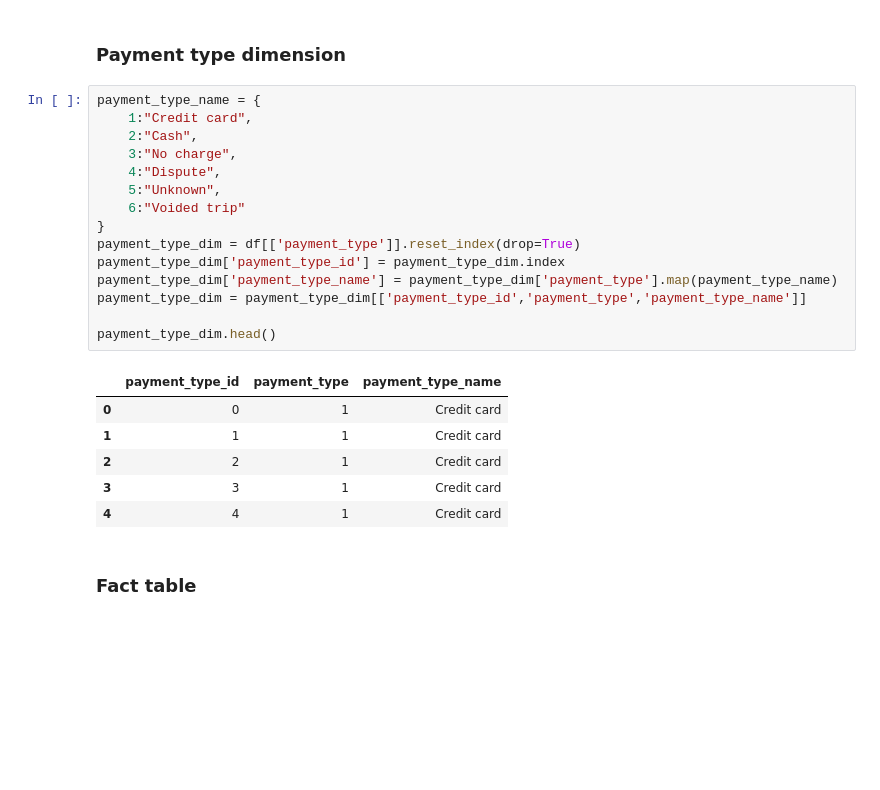
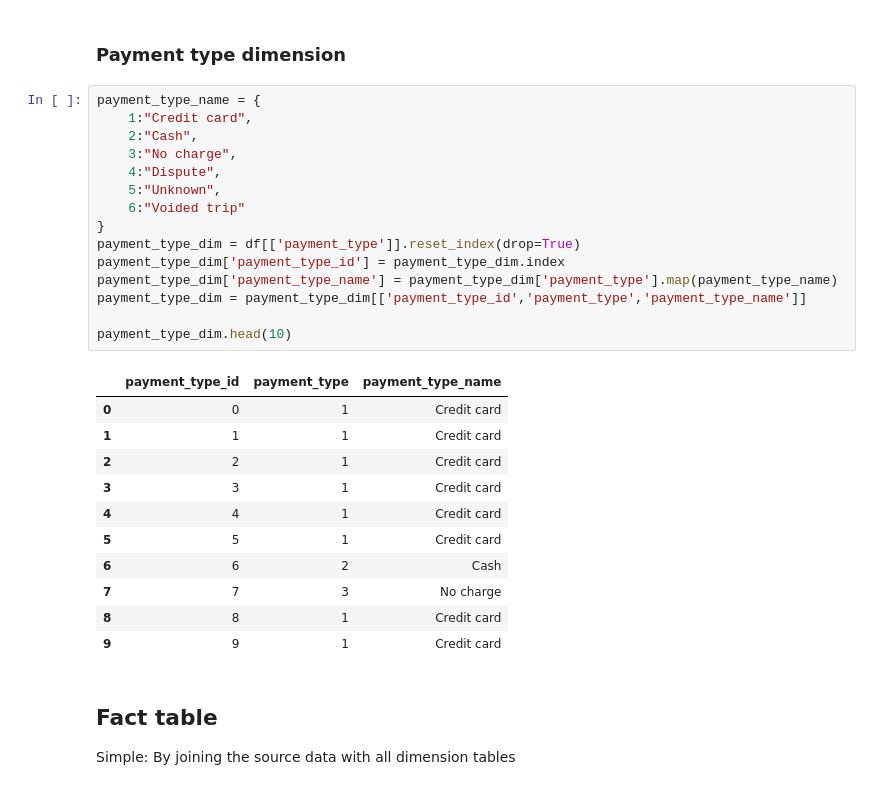
Before and after one commit to quangdvn/trip-tracking-pipeline, a Jupyter notebook: code/transforming.ipynb, the cells around one changed output. Cells and saved outputs as stored; diff of their text form; blank space fills up the shorter version.

```diff
--- a/code/transforming.ipynb
+++ b/code/transforming.ipynb
@@ -183,27 +214,34 @@ dropoff_location_dim.head()
 # %%
 payment_type_name = {
     1:"Credit card",
     2:"Cash",
     3:"No charge",
     4:"Dispute",
     5:"Unknown",
     6:"Voided trip"
 }
 payment_type_dim = df[['payment_type']].reset_index(drop=True)
 payment_type_dim['payment_type_id'] = payment_type_dim.index
 payment_type_dim['payment_type_name'] = payment_type_dim['payment_type'].map(payment_type_name)
 payment_type_dim = payment_type_dim[['payment_type_id','payment_type','payment_type_name']]
 
-payment_type_dim.head()
+payment_type_dim.head(10)
 # %% [output]
 |  | payment_type_id | payment_type | payment_type_name |
 | 0 | 0 | 1 | Credit card |
 | 1 | 1 | 1 | Credit card |
 | 2 | 2 | 1 | Credit card |
 | 3 | 3 | 1 | Credit card |
 | 4 | 4 | 1 | Credit card |
+| 5 | 5 | 1 | Credit card |
+| 6 | 6 | 2 | Cash |
+| 7 | 7 | 3 | No charge |
+| 8 | 8 | 1 | Credit card |
+| 9 | 9 | 1 | Credit card |
-# %% [markdown]
-### Fact table
+# %% [markdown]
+## Fact table
+
+Simple: By joining the source data with all dimension tables
 # %%
 fact_table = df.merge(passenger_count_dim, left_on='trip_id', right_on='passenger_count_id') \
 								.merge(trip_distance_dim, left_on='trip_id', right_on='trip_distance_id') \
```
Also changed, not shown: parts of 5 cells of this notebook, 6 other files.
